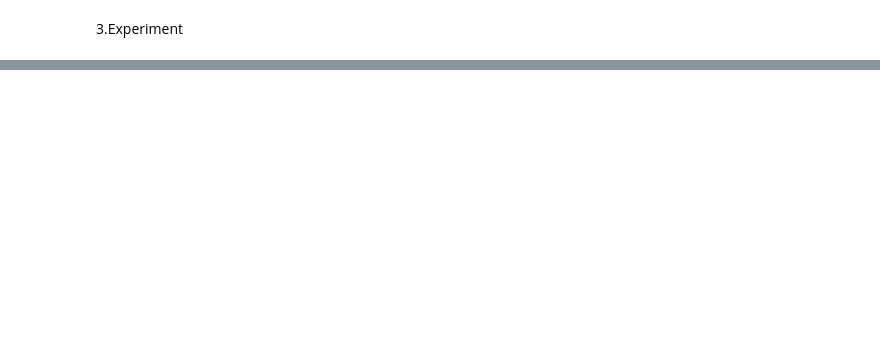
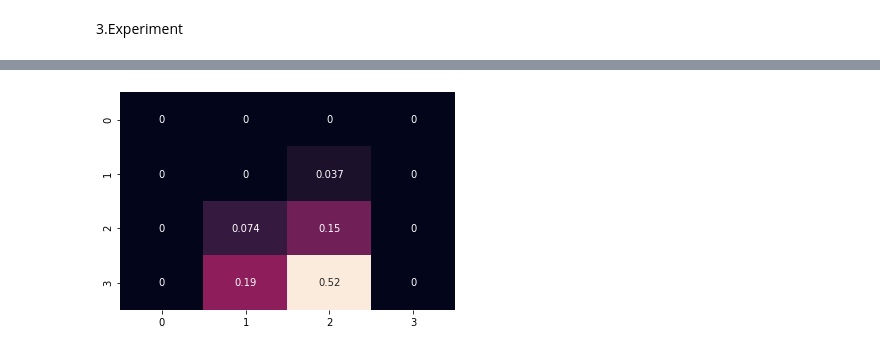
Before and after one commit to seungju-mmc/RL_study, a Jupyter notebook: _01_Dynamic_Programming.ipynb, the cells around one changed output, grey strips where cells are left out. Drawn from its saved outputs; the diff is of its cells as text; code cells hidden in the pictures; blank space fills up the shorter version.

```diff
--- a/_01_Dynamic_Programming.ipynb
+++ b/_01_Dynamic_Programming.ipynb
@@ -170,0 +228,5 @@ det_case.run()
+# %%
+low_theta = DP(theta=0.1)
+low_theta.run()
+# %% [output]
+[figure, added]
```
Also changed, not shown: parts of 15 cells of this notebook.
